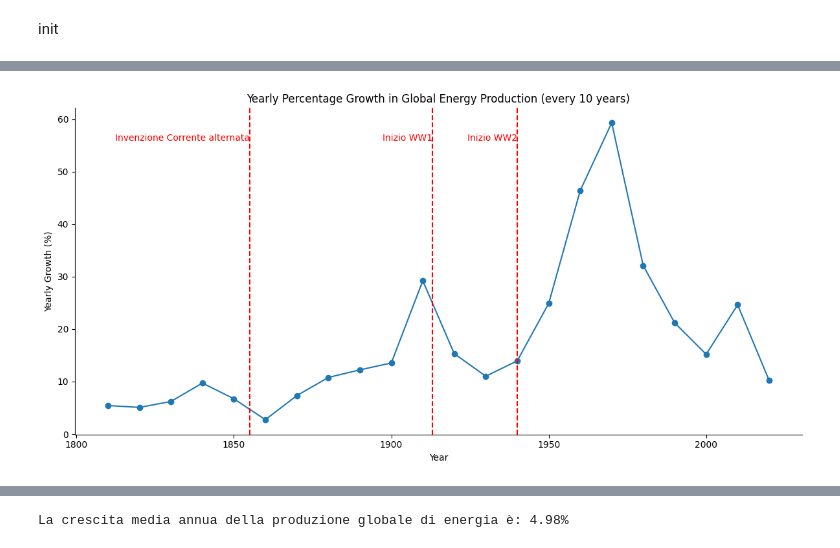
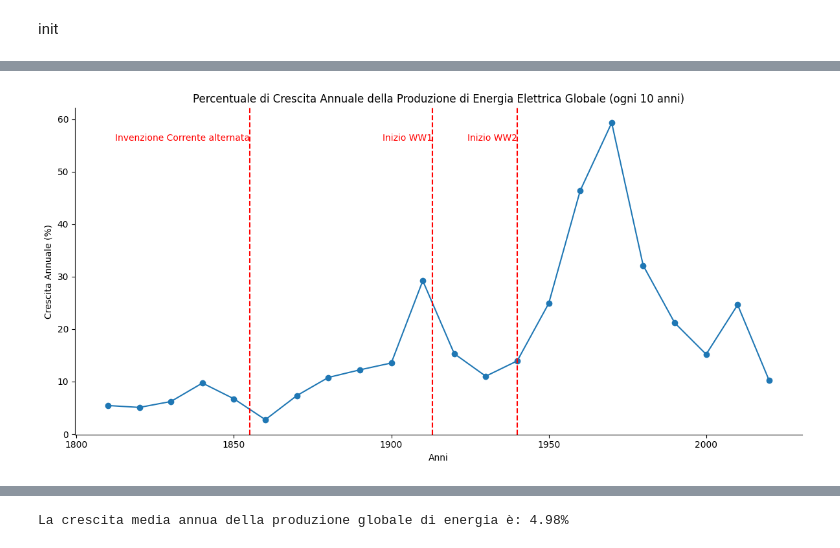
Before and after one commit to MartinWWDC/Carbon_Neutral_2050, a Jupyter notebook: Codici-Data/1-consumo.ipynb, the cells around one changed output, grey strips where cells are left out. Drawn from its saved outputs; the diff is of its cells as text; code cells hidden in the pictures.

```diff
--- a/Codici-Data/1-consumo.ipynb
+++ b/Codici-Data/1-consumo.ipynb
@@ -62,7 +60,4 @@ See the caveats in the documentation: https://pandas.pydata.org/pandas-docs/stab
 # %%
-import matplotlib.pyplot as plt
-import pandas as pd
-
 world_energy_data = energy_substitution_data[energy_substitution_data['Entity'] == 'World']
 
 world_energy_data.set_index('Year', inplace=True)
@@ -72,35 +67,35 @@ filtered_data = filtered_data[filtered_data.index % 10 == 0]  # Solo gli anni di
 
 energy_sources = filtered_data
 
 energy_sources['Total Energy Production'] = energy_sources.sum(axis=1)
 
 energy_sources['Yearly Growth (%)'] = energy_sources['Total Energy Production'].pct_change() * 100
 
 energy_sources.dropna(subset=['Yearly Growth (%)'], inplace=True)
 
 ax = energy_sources['Yearly Growth (%)'].plot(kind='line', figsize=(12, 6), marker='o')
 
 cAlternata = 1855
 plt.axvline(x=cAlternata, color='red', linestyle='--')
 plt.text(cAlternata, ax.get_ylim()[1] * 0.9, 'Invenzione Corrente alternata', color='red', ha='right')
 
 iniW1 = 1913
 plt.axvline(x=iniW1, color='red', linestyle='--')
 plt.text(iniW1, ax.get_ylim()[1] * 0.9, 'Inizio WW1', color='red', ha='right')
 
 wViet = 1940
 plt.axvline(x=wViet, color='red', linestyle='--')
 plt.text(wViet, ax.get_ylim()[1] * 0.9, 'Inizio WW2', color='red', ha='right')
 
 ax.spines['top'].set_visible(False)
 ax.spines['right'].set_visible(False)
 
-plt.title('Yearly Percentage Growth in Global Energy Production (every 10 years)')
-plt.xlabel('Year')
-plt.ylabel('Yearly Growth (%)')
+plt.title('Percentuale di Crescita Annuale della Produzione di Energia Elettrica Globale (ogni 10 anni)')
+plt.xlabel('Anni')
+plt.ylabel('Crescita Annuale (%)')
 
 plt.tight_layout()
 plt.show()
 # %% [output]
-[figure, old version]
+[figure, new version]
 # %%
```
Also changed, not shown: parts of 3 cells of this notebook, 5 other files.
